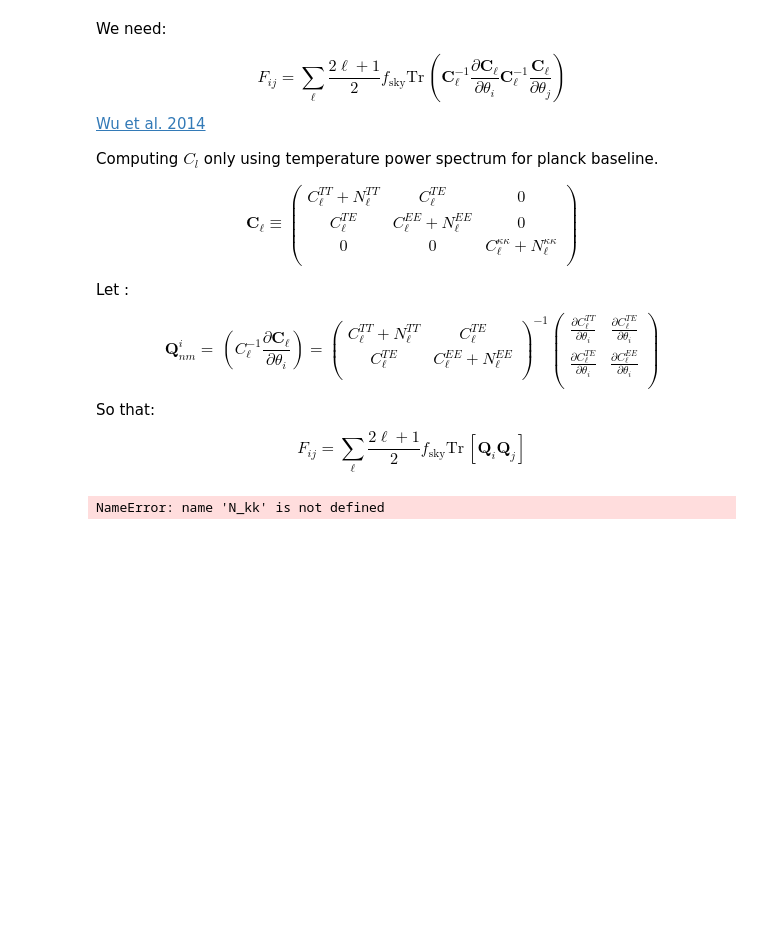
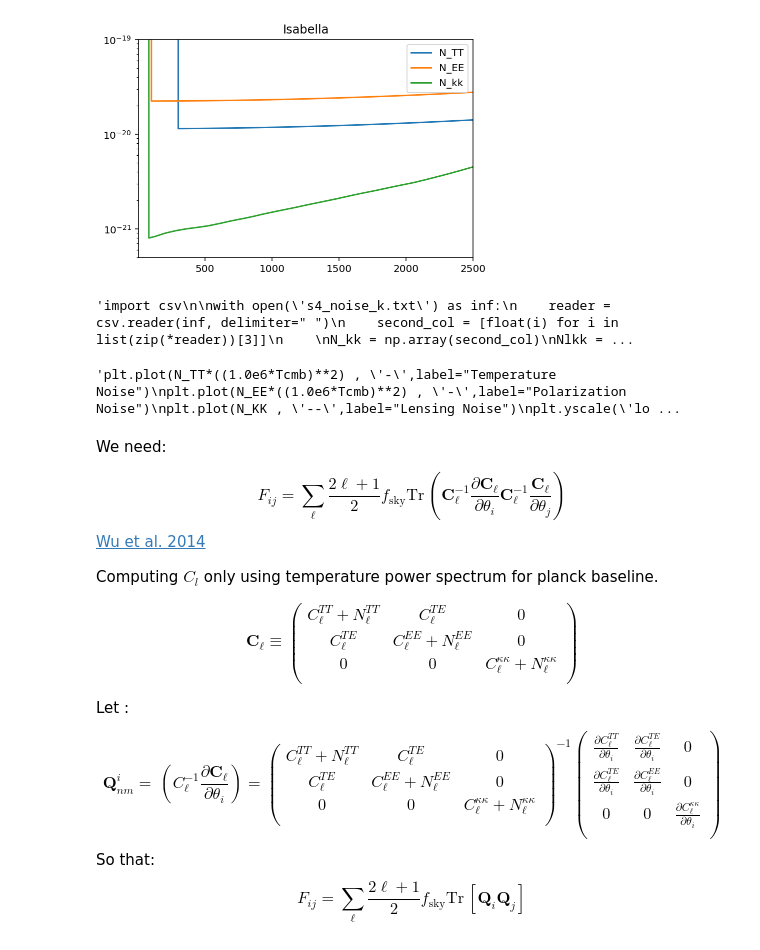
Before and after one commit to iej2106/cosmo_class, a Jupyter notebook: fisher_dmeff_S4.ipynb, the cells around one changed output. Drawn from its saved outputs; the diff is of its cells as text; code cells hidden in the pictures; blank space fills up the shorter version.

```diff
--- a/fisher_dmeff_S4.ipynb
+++ b/fisher_dmeff_S4.ipynb
@@ -219,3 +180,41 @@ NameError: name 'Nlkk' is not defined
+# %%
+plt.plot(nl_tt, '-',label="N_TT")
+plt.plot(nl_ee  , '-',label="N_EE")
+plt.plot(nl_kk , '-',label="N_kk")
+
+#plt.plot(N_EE*((1.0e6*Tcmb)**2) , '-',label="Polarization Noise")
+#plt.plot(N_KK*((1.0e6*Tcmb)**2) , '--',label="Lensing Noise")
+plt.yscale('log')
+plt.ylim(5e-22,1e-19)
+plt.xlim(2,2500)
+plt.legend(loc="upper right")
+plt.title('Isabella')
+plt.show()
+# %% [output]
+[figure, added]
+# %%
+'''import csv
+
+with open('s4_noise_k.txt') as inf:
+    reader = csv.reader(inf, delimiter=" ")
+    second_col = [float(i) for i in list(zip(*reader))[3]]
+
+N_kk = np.array(second_col)
+Nlkk = N_kk[0:2501] /((1.0e6*Tcmb)**2)'''
+# %% [output]
+'import csv\n\nwith open(\'s4_noise_k.txt\') as inf:\n    reader = csv.reader(inf, delimiter=" ")\n    second_col = [float(i) for i in list(zip(*reader))[3]]\n    \nN_kk = np.array(second_col)\nNlkk = ...
+# %%
+'''plt.plot(N_TT*((1.0e6*Tcmb)**2) , '-',label="Temperature Noise")
+plt.plot(N_EE*((1.0e6*Tcmb)**2) , '-',label="Polarization Noise")
+plt.plot(N_KK , '--',label="Lensing Noise")
+plt.yscale('log')
+plt.ylim(1e-15,1e4)
+plt.xlim(2,2500)
+plt.legend(loc="upper right")
+plt.title('Isabella')
+plt.show()'''
+# %% [output]
+'plt.plot(N_TT*((1.0e6*Tcmb)**2) , \'-\',label="Temperature Noise")\nplt.plot(N_EE*((1.0e6*Tcmb)**2) , \'-\',label="Polarization Noise")\nplt.plot(N_KK , \'--\',label="Lensing Noise")\nplt.yscale(\'lo ...
 # %% [markdown]
 We need:
 
@@ -236,12 +235,14 @@ $$ \mathbf{C}_{\ell} \equiv
 Let :
 $$   \mathbf{Q}^{i}_{nm} =\, \left( {C}_{\ell}^{-1} \frac{\partial \mathbf{C}_{\ell}}{\partial \theta_i} \right)  =
   \left( {\begin{array}{cc}
-   C_{\ell}^{TT} + N_{\ell}^{TT} & C_{\ell}^{TE} \\
-   C_{\ell}^{TE} & C_{\ell}^{EE} + N_{\ell}^{EE} \\
+    C_{\ell}^{TT} + N_{\ell}^{TT} & C_{\ell}^{TE} & 0 \\
+   C_{\ell}^{TE} & C_{\ell}^{EE} + N_{\ell}^{EE} & 0 \\
+   0 & 0 & C_{\ell}^{\kappa\kappa} + N_{\ell}^{\kappa\kappa} \\
   \end{array} } \right)^{-1}
    \left( {\begin{array}{cc}
-    \frac{\partial C_{\ell}^{TT}}{\partial \theta_i } & \frac{\partial C_{\ell}^{TE}}{\partial \theta_i } \\
-   \frac{\partial C_{\ell}^{TE}}{\partial \theta_i } &\frac{\partial C_{\ell}^{EE}}{\partial \theta_i } \\
+    \frac{\partial C_{\ell}^{TT}}{\partial \theta_i } & \frac{\partial C_{\ell}^{TE}}{\partial \theta_i } & 0 \\
+   \frac{\partial C_{\ell}^{TE}}{\partial \theta_i } &\frac{\partial C_{\ell}^{EE}}{\partial \theta_i } & 0 \\
+    0 & 0 & \frac{\partial C_{\ell}^{\kappa\kappa}}{\partial \theta_i } \\
   \end{array} } \right)
 $$
 So that:
@@ -253,8 +256,6 @@ MAT_d_cl = [ [compute_d_cl(list_param_step, params, 'tt', fiducial), compute_d_c
 # %%
 MAT_cl = [
-    [fiducial['tt'] + N_TT, fiducial['te'], 0],
-    [fiducial['te'], fiducial['ee'] + N_EE, 0],
-    [0, 0, fiducial['pp'] +N_kk]
+    [fiducial['tt'] + nl_tt, fiducial['te'], 0],
+    [fiducial['te'], fiducial['ee'] + nl_ee, 0],
+    [0, 0, fiducial['pp'] + nl_kk]
         ]
-# %% [output]
-NameError: name 'N_kk' is not defined
```
Also changed, not shown: parts of 21 cells of this notebook, 2 other files.
